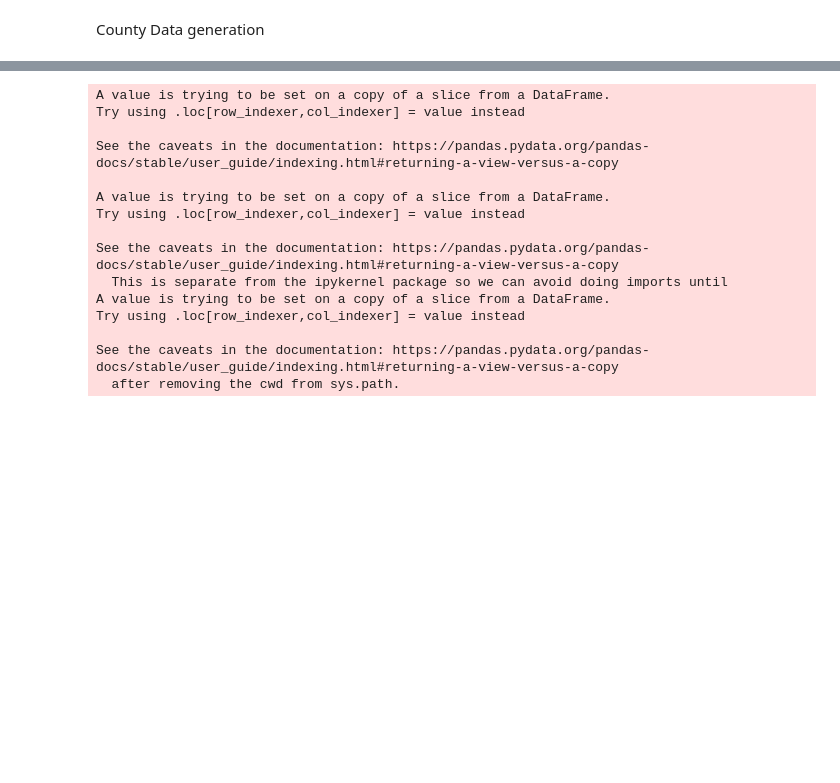
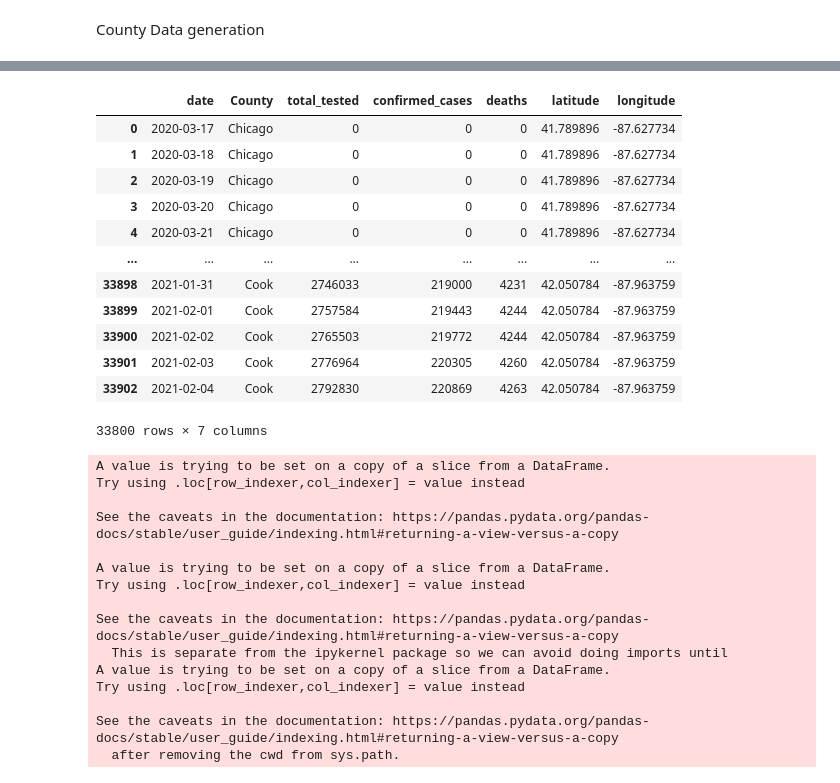
Before and after one commit to cybergis/wherecovid19_webapp, a Jupyter notebook: preprocessing/illinois/extract_zipcode.ipynb, the cells around one changed output, grey strips where cells are left out. Drawn from its saved outputs; the diff is of its cells as text; code cells hidden in the pictures; blank space fills up the shorter version.

Commit message:
Use data from yesterday instead of today

```diff
--- a/preprocessing/illinois/extract_zipcode.ipynb
+++ b/preprocessing/illinois/extract_zipcode.ipynb
@@ -189,6 +189,22 @@ county_history
 # %%
-# Eliminate unassigned data
+# Eliminate data from last update date or unassigned
+county_history = county_history[county_history['date'] != last_update_date]
 county_history = county_history[county_history['County'] != 'Unassigned']
+county_history
+# %% [output]
+|  | date | County | total_tested | confirmed_cases | deaths | latitude | longitude |
+| 0 | 2020-03-17 | Chicago | 0 | 0 | 0 | 41.789896 | -87.627734 |
+| 1 | 2020-03-18 | Chicago | 0 | 0 | 0 | 41.789896 | -87.627734 |
+| 2 | 2020-03-19 | Chicago | 0 | 0 | 0 | 41.789896 | -87.627734 |
+| 3 | 2020-03-20 | Chicago | 0 | 0 | 0 | 41.789896 | -87.627734 |
+| 4 | 2020-03-21 | Chicago | 0 | 0 | 0 | 41.789896 | -87.627734 |
+| ... | ... | ... | ... | ... | ... | ... | ... |
+| 33898 | 2021-01-31 | Cook | 2746033 | 219000 | 4231 | 42.050784 | -87.963759 |
+| 33899 | 2021-02-01 | Cook | 2757584 | 219443 | 4244 | 42.050784 | -87.963759 |
+| 33900 | 2021-02-02 | Cook | 2765503 | 219772 | 4244 | 42.050784 | -87.963759 |
+| 33901 | 2021-02-03 | Cook | 2776964 | 220305 | 4260 | 42.050784 | -87.963759 |
+| 33902 | 2021-02-04 | Cook | 2792830 | 220869 | 4263 | 42.050784 | -87.963759 |
+33800 rows × 7 columns
 # %%
 # Create pivot tables
 county_pivot = pd.pivot_table(county_history, index=['County'],columns=['date'])
```
Also changed, not shown: parts of 2 cells of this notebook.
